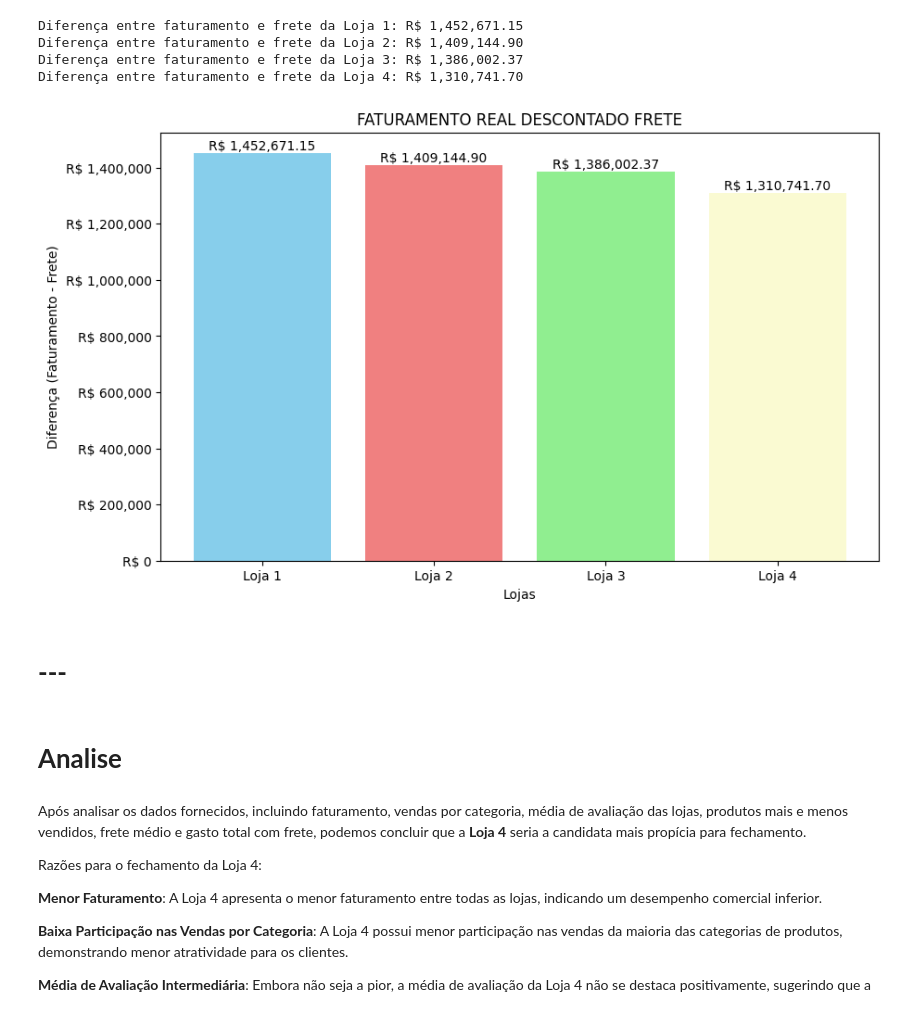
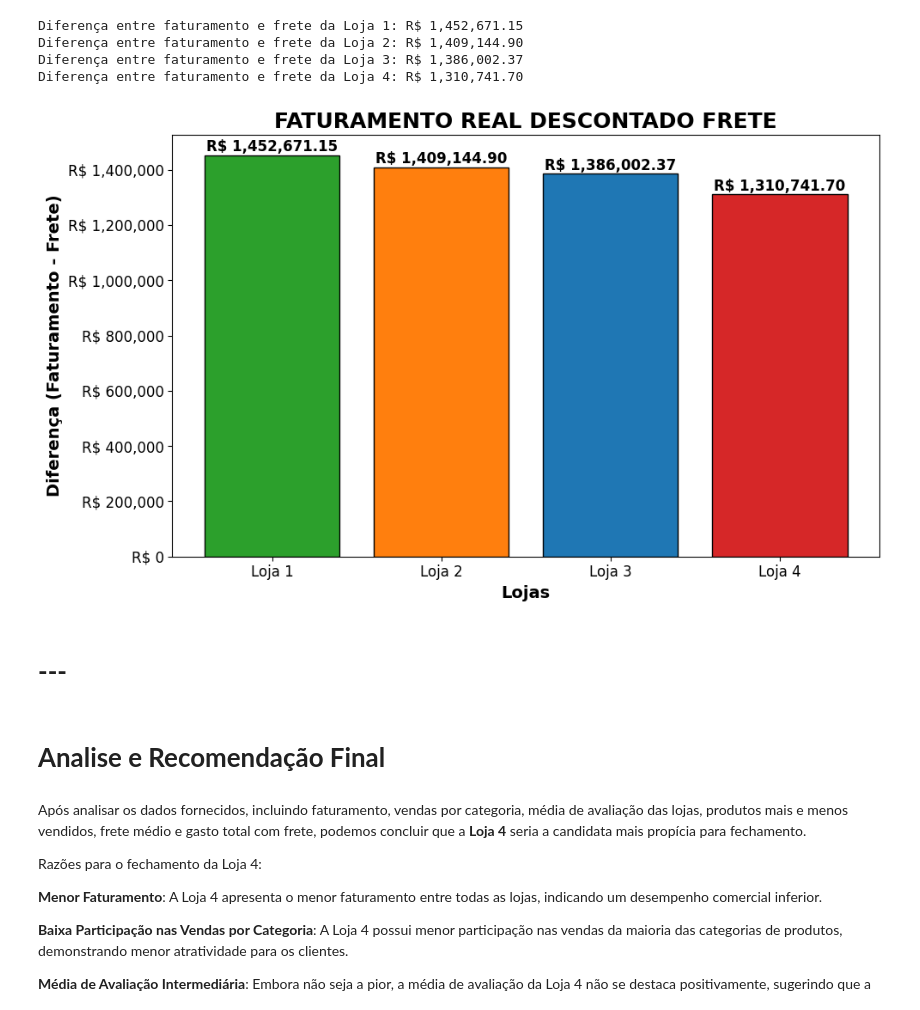
Before and after one commit to ASCCJR/AluraStoreOracleOne, a Jupyter notebook: AluraStoreBr.ipynb, the cells around one changed output. Cells and saved outputs as stored; diff of their text form; code cells hidden in the pictures.

```diff
--- a/AluraStoreBr.ipynb
+++ b/AluraStoreBr.ipynb
@@ -459,32 +460,35 @@ Diferença entre faturamento e frete da Loja 4: R$ 1,310,741.70
 # %%
 # Dados de diferença entre faturamento e frete
 lojas = ['Loja 1', 'Loja 2', 'Loja 3', 'Loja 4']
 diferencas = [diferenca_loja1, diferenca_loja2, diferenca_loja3, diferenca_loja4]
 
 # Criando o gráfico de barras
 plt.figure(figsize=(10, 6))
-bars = plt.bar(lojas, diferencas, color=['skyblue', 'lightcoral', 'lightgreen', 'lightgoldenrodyellow'])
-plt.xlabel("Lojas")
-plt.ylabel("Diferença (Faturamento - Frete)")
-plt.title("FATURAMENTO REAL DESCONTADO FRETE")
+bars = plt.bar(lojas, diferencas, color=['#2ca02c', '#ff7f0e', '#1f77b4', '#d62728'], edgecolor='black') # Cores e bordas alteradas
+plt.xlabel("Lojas", fontsize=14, fontweight='bold')
+plt.ylabel("Diferença (Faturamento - Frete)", fontsize=14, fontweight='bold')
+plt.title("FATURAMENTO REAL DESCONTADO FRETE", fontsize=18, fontweight='bold') # Título em negrito
 
 # Formatando o eixo y para mostrar valores decimais
 plt.gca().yaxis.set_major_formatter(StrMethodFormatter('R$ {x:,.0f}'))
 
-# Adicionando valores no topo das barras com formatação de moeda
+# Adicionando valores no topo das barras com formatação de moeda e em negrito
 for bar in bars:
     yval = bar.get_height()
-    plt.text(bar.get_x() + bar.get_width()/2, yval + 1000, f'R$ {yval:,.2f}', ha='center', va='bottom')
+    plt.text(bar.get_x() + bar.get_width()/2, yval + 1000, f'R$ {yval:,.2f}', ha='center', va='bottom', fontsize=12, fontweight='bold') # Valor em negrito
 
+plt.xticks(fontsize=12)
+plt.yticks(fontsize=12)
+plt.tight_layout()
 plt.show()
 # %% [output]
-[figure, old version]
+[figure, new version]
 # %% [markdown]
 
 
 # **---**
 # %% [markdown]
-# **Analise**
+# **Analise e Recomendação Final**
 # %% [markdown]
 Após analisar os dados fornecidos, incluindo faturamento, vendas por categoria, média de avaliação das lojas, produtos mais e menos vendidos, frete médio e gasto total com frete, podemos concluir que a **Loja 4** seria a candidata mais propícia para fechamento.
 
```
Also changed, not shown: parts of 5 cells of this notebook.
